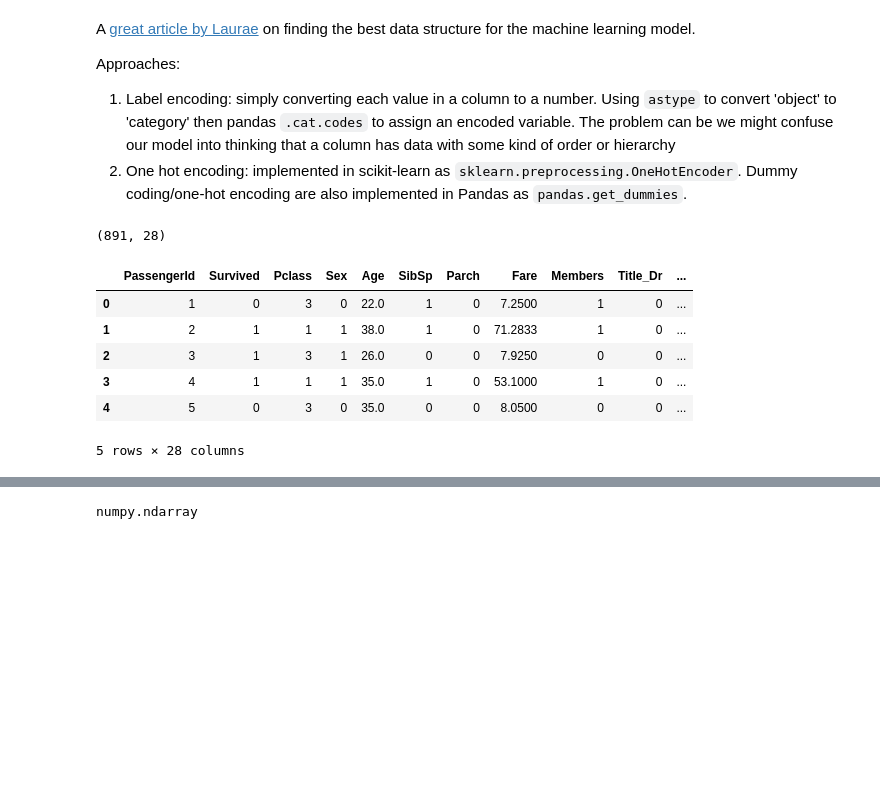
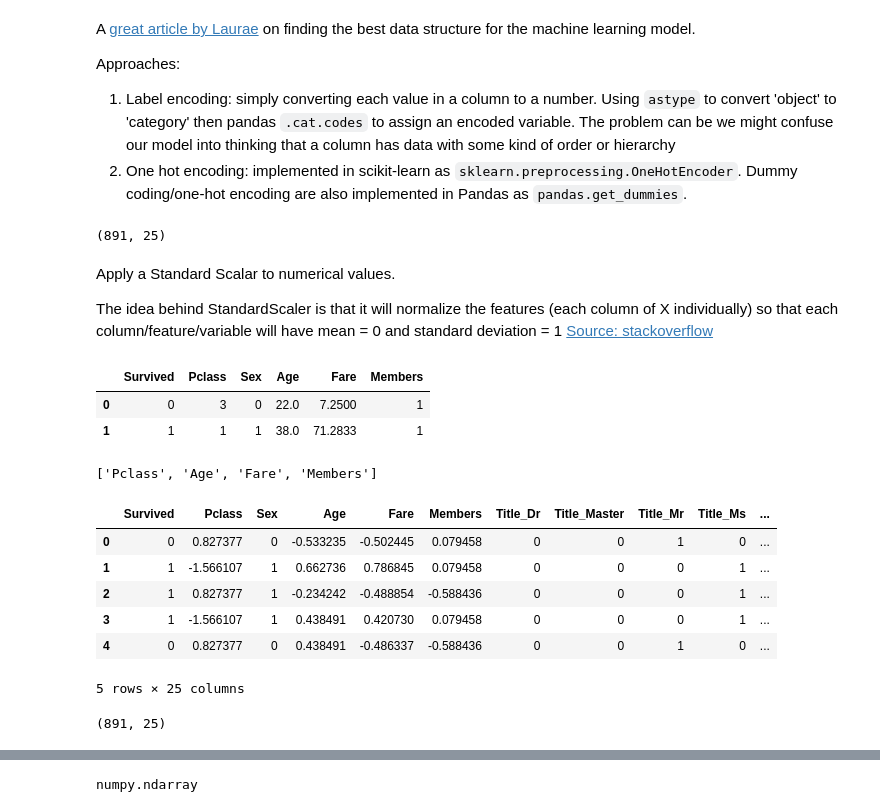
Before and after one commit to datalass1/100-days-of-code, a Jupyter notebook: notebooks/Day-27-28-and-29-Titanic-Kaggle-competition.ipynb, the cells around one changed output, grey strips where cells are left out. Saved outputs shown, nothing was run; the diff lists cells and outputs as text; code cells hidden in the pictures; blank space fills up the shorter version.

Commit message:
standard scalar

```diff
--- a/notebooks/Day-27-28-and-29-Titanic-Kaggle-competition.ipynb
+++ b/notebooks/Day-27-28-and-29-Titanic-Kaggle-competition.ipynb
@@ -333,18 +335,46 @@ titanic_train = pd.concat([train_data, title_encoded,
                           cabin_encoded, embarked_encoded], axis=1)
 # %%
 titanic_train.drop(['Name', 'Ticket', 'Title',
-                   'Cabin', 'Embarked'], axis=1, inplace=True)
+                   'Cabin', 'Embarked', 'PassengerId',
+                   'SibSp', 'Parch'], axis=1, inplace=True)
 titanic_train.shape
 # %% [output]
-(891, 28)
+(891, 25)
+# %% [markdown]
+Apply a Standard Scalar to numerical values.
+
+The idea behind StandardScaler is that it will normalize the features (each column of X individually) so that each column/feature/variable will have mean = 0 and standard deviation = 1 [Source: stackoverflow](https://stackoverflow.com/questions/40758562/can-anyone-explain-me-standardscaler)
+# %%
+titanic_train.select_dtypes(['float64','int64'])[:2]
+# %% [output]
+|  | Survived | Pclass | Sex | Age | Fare | Members |
+| 0 | 0 | 3 | 0 | 22.0 | 7.2500 | 1 |
+| 1 | 1 | 1 | 1 | 38.0 | 71.2833 | 1 |
+# %%
+ss_scalar = StandardScaler()
+train_data_numerical = (list(titanic_train
+                             .select_dtypes(['float64','int64'])
+                             .columns))
+train_data_numerical.remove('Survived')
+train_data_numerical.remove('Sex');train_data_numerical
+# %% [output]
+['Pclass', 'Age', 'Fare', 'Members']
+# %%
+titanic_train_ss = pd.DataFrame(data=titanic_train)
+titanic_train_ss[train_data_numerical] = (ss_scalar
+                                          .fit_transform(titanic_train_ss[train_data_numerical]))
 # %%
-titanic_train.head()
+titanic_train_ss.head()
 # %% [output]
-|  | PassengerId | Survived | Pclass | Sex | Age | SibSp | Parch | Fare | Members | Title_Dr | ... |
-| 0 | 1 | 0 | 3 | 0 | 22.0 | 1 | 0 | 7.2500 | 1 | 0 | ... |
-| 1 | 2 | 1 | 1 | 1 | 38.0 | 1 | 0 | 71.2833 | 1 | 0 | ... |
-| 2 | 3 | 1 | 3 | 1 | 26.0 | 0 | 0 | 7.9250 | 0 | 0 | ... |
-| 3 | 4 | 1 | 1 | 1 | 35.0 | 1 | 0 | 53.1000 | 1 | 0 | ... |
-| 4 | 5 | 0 | 3 | 0 | 35.0 | 0 | 0 | 8.0500 | 0 | 0 | ... |
+|  | Survived | Pclass | Sex | Age | Fare | Members | Title_Dr | Title_Master | Title_Mr | Title_Ms | ... |
+| 0 | 0 | 0.827377 | 0 | -0.533235 | -0.502445 | 0.079458 | 0 | 0 | 1 | 0 | ... |
+| 1 | 1 | -1.566107 | 1 | 0.662736 | 0.786845 | 0.079458 | 0 | 0 | 0 | 1 | ... |
+| 2 | 1 | 0.827377 | 1 | -0.234242 | -0.488854 | -0.588436 | 0 | 0 | 0 | 1 | ... |
+| 3 | 1 | -1.566107 | 1 | 0.438491 | 0.420730 | 0.079458 | 0 | 0 | 0 | 1 | ... |
+| 4 | 0 | 0.827377 | 0 | 0.438491 | -0.486337 | -0.588436 | 0 | 0 | 1 | 0 | ... |
-5 rows × 28 columns
+5 rows × 25 columns
+# %%
+titanic_train_ss.shape
+# %% [output]
+(891, 25)
 # %%
```
Also changed, not shown: parts of 7 cells of this notebook.
